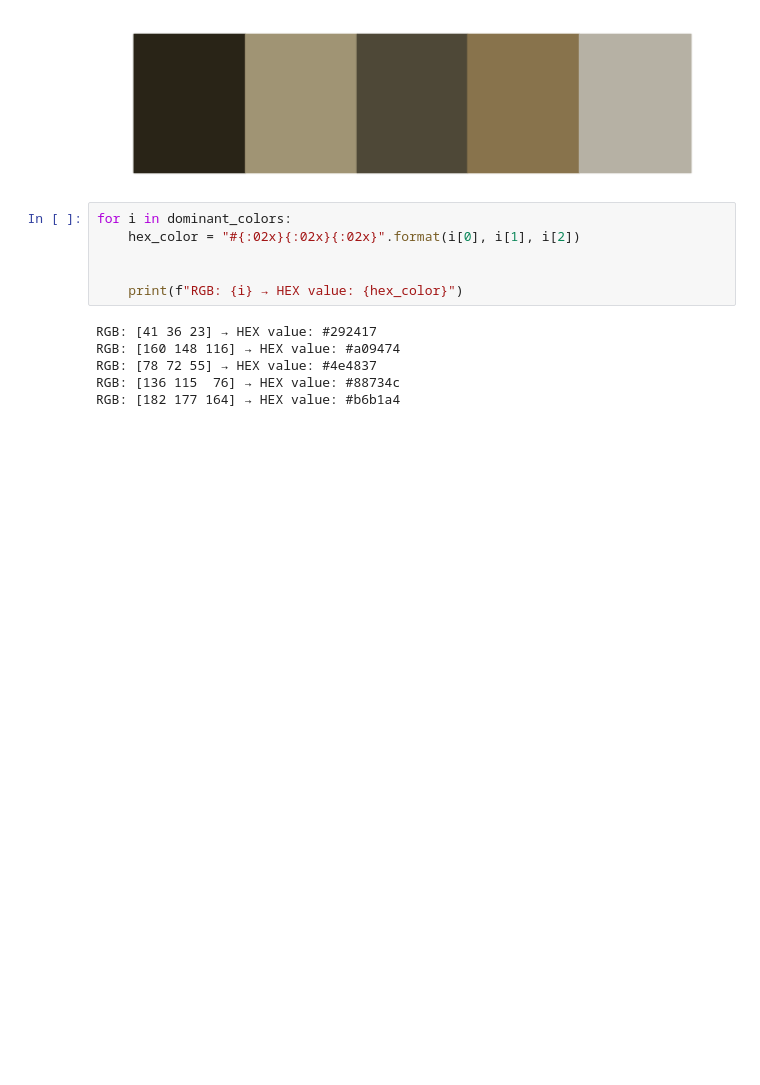
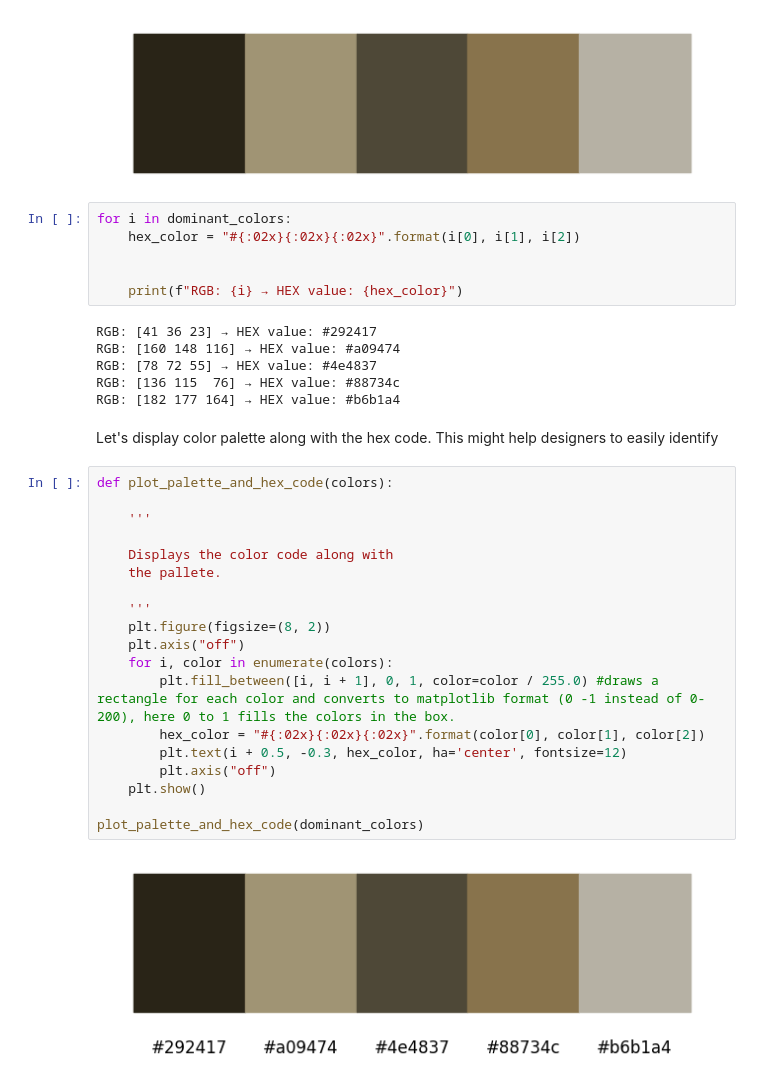
Before and after one commit to sreedeepEK/palette, a Jupyter notebook: test.ipynb, the cells around one changed output. Cells and saved outputs as stored; diff of their text form; blank space fills up the shorter version.

```diff
--- a/test.ipynb
+++ b/test.ipynb
@@ -56,3 +61,26 @@ RGB: [160 148 116] → HEX value: #a09474
 RGB: [78 72 55] → HEX value: #4e4837
 RGB: [136 115  76] → HEX value: #88734c
 RGB: [182 177 164] → HEX value: #b6b1a4
+# %% [markdown]
+Let's display color palette along with the hex code. This might help designers to easily identify
+# %%
+def plot_palette_and_hex_code(colors):
+
+    '''
+
+    Displays the color code along with
+    the pallete.
+
+    '''
+    plt.figure(figsize=(8, 2))
+    plt.axis("off")
+    for i, color in enumerate(colors):
+        plt.fill_between([i, i + 1], 0, 1, color=color / 255.0) #draws a rectangle for each color and converts to matplotlib format (0 -1 instead of 0-200), here 0 to 1 fills the colors in the box.
+        hex_color = "#{:02x}{:02x}{:02x}".format(color[0], color[1], color[2])
+        plt.text(i + 0.5, -0.3, hex_color, ha='center', fontsize=12)
+        plt.axis("off")
+    plt.show()
+
+plot_palette_and_hex_code(dominant_colors)
+# %% [output]
+[figure, added]
```
Also changed, not shown: parts of 4 cells of this notebook.
